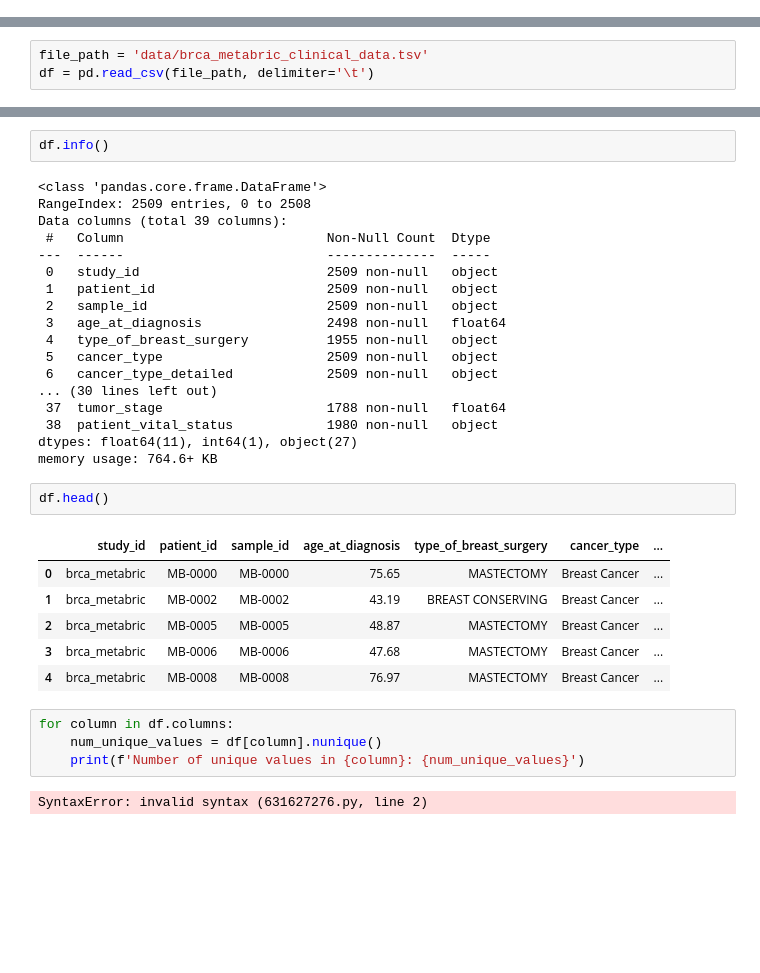
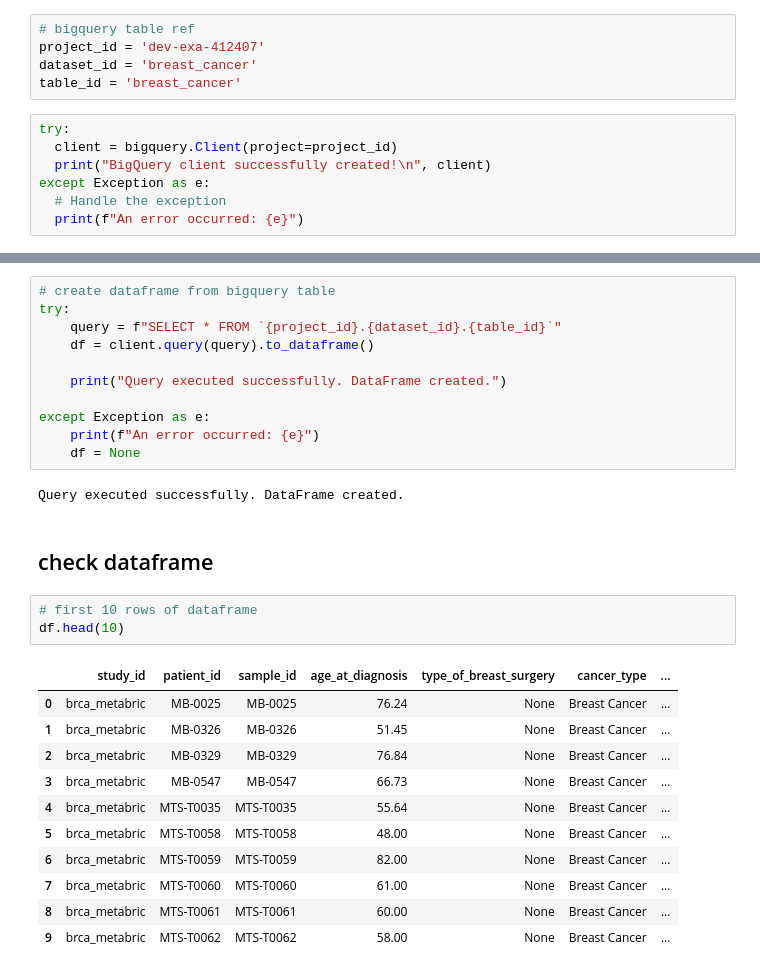
Before and after one commit to latestcomment/analytics_breast_cancer, a Jupyter notebook: eda.ipynb, the cells around one changed output, grey strips where cells are left out. Saved outputs shown, nothing was run; the diff lists cells and outputs as text; blank space fills up the shorter version.

```diff
--- a/eda.ipynb
+++ b/eda.ipynb
@@ -3,0 +27,12 @@ pd.set_option('display.max_columns', None)
+# %%
+# bigquery table ref
+project_id = 'dev-exa-412407'
+dataset_id = 'breast_cancer'
+table_id = 'breast_cancer'
+# %%
+try:
+  client = bigquery.Client(project=project_id)
+  print("BigQuery client successfully created!\n", client)
+except Exception as e:
+  # Handle the exception
+  print(f"An error occurred: {e}")
@@ -6,3 +43,0 @@ pd.set_option('display.max_columns', None)
-# %%
-file_path = 'data/brca_metabric_clinical_data.tsv'
-df = pd.read_csv(file_path, delimiter='\t')
@@ -13,35 +44,30 @@ df.columns = header_name
-# %%
-df.info()
-# %% [output]
-<class 'pandas.core.frame.DataFrame'>
-RangeIndex: 2509 entries, 0 to 2508
-Data columns (total 39 columns):
- #   Column                          Non-Null Count  Dtype
----  ------                          --------------  -----
- 0   study_id                        2509 non-null   object
- 1   patient_id                      2509 non-null   object
- 2   sample_id                       2509 non-null   object
- 3   age_at_diagnosis                2498 non-null   float64
- 4   type_of_breast_surgery          1955 non-null   object
- 5   cancer_type                     2509 non-null   object
- 6   cancer_type_detailed            2509 non-null   object
-... (30 lines left out)
- 37  tumor_stage                     1788 non-null   float64
- 38  patient_vital_status            1980 non-null   object
-dtypes: float64(11), int64(1), object(27)
-memory usage: 764.6+ KB
-# %%
-df.head()
-# %% [output]
-|  | study_id | patient_id | sample_id | age_at_diagnosis | type_of_breast_surgery | cancer_type | ... |
-| 0 | brca_metabric | MB-0000 | MB-0000 | 75.65 | MASTECTOMY | Breast Cancer | ... |
-| 1 | brca_metabric | MB-0002 | MB-0002 | 43.19 | BREAST CONSERVING | Breast Cancer | ... |
-| 2 | brca_metabric | MB-0005 | MB-0005 | 48.87 | MASTECTOMY | Breast Cancer | ... |
-| 3 | brca_metabric | MB-0006 | MB-0006 | 47.68 | MASTECTOMY | Breast Cancer | ... |
-| 4 | brca_metabric | MB-0008 | MB-0008 | 76.97 | MASTECTOMY | Breast Cancer | ... |
-# %%
-for column in df.columns:
-    num_unique_values = df[column].nunique()
-    print(f'Number of unique values in {column}: {num_unique_values}')
-# %% [output]
-SyntaxError: invalid syntax (631627276.py, line 2)
+# %%
+# create dataframe from bigquery table
+try:
+    query = f"SELECT * FROM `{project_id}.{dataset_id}.{table_id}`"
+    df = client.query(query).to_dataframe()
+
+    print("Query executed successfully. DataFrame created.")
+
+except Exception as e:
+    print(f"An error occurred: {e}")
+    df = None
+# %% [output]
+Query executed successfully. DataFrame created.
+# %% [markdown]
+## check dataframe
+# %%
+# first 10 rows of dataframe
+df.head(10)
+# %% [output]
+|  | study_id | patient_id | sample_id | age_at_diagnosis | type_of_breast_surgery | cancer_type | ... |
+| 0 | brca_metabric | MB-0025 | MB-0025 | 76.24 | None | Breast Cancer | ... |
+| 1 | brca_metabric | MB-0326 | MB-0326 | 51.45 | None | Breast Cancer | ... |
+| 2 | brca_metabric | MB-0329 | MB-0329 | 76.84 | None | Breast Cancer | ... |
+| 3 | brca_metabric | MB-0547 | MB-0547 | 66.73 | None | Breast Cancer | ... |
+| 4 | brca_metabric | MTS-T0035 | MTS-T0035 | 55.64 | None | Breast Cancer | ... |
+| 5 | brca_metabric | MTS-T0058 | MTS-T0058 | 48.00 | None | Breast Cancer | ... |
+| 6 | brca_metabric | MTS-T0059 | MTS-T0059 | 82.00 | None | Breast Cancer | ... |
+| 7 | brca_metabric | MTS-T0060 | MTS-T0060 | 61.00 | None | Breast Cancer | ... |
+| 8 | brca_metabric | MTS-T0061 | MTS-T0061 | 60.00 | None | Breast Cancer | ... |
+| 9 | brca_metabric | MTS-T0062 | MTS-T0062 | 58.00 | None | Breast Cancer | ... |
```
Also changed, not shown: parts of 28 cells of this notebook.
